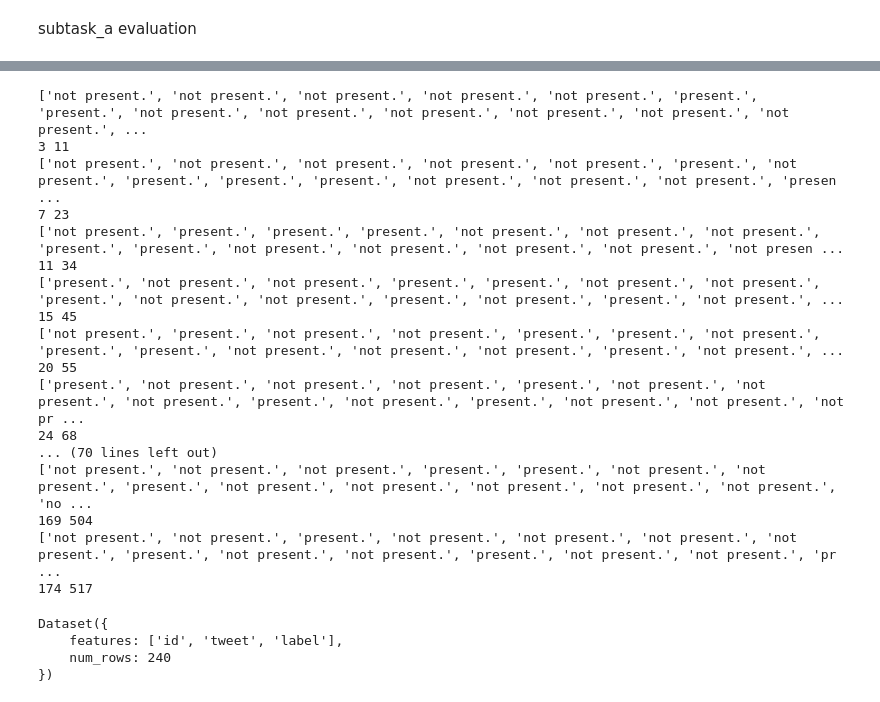
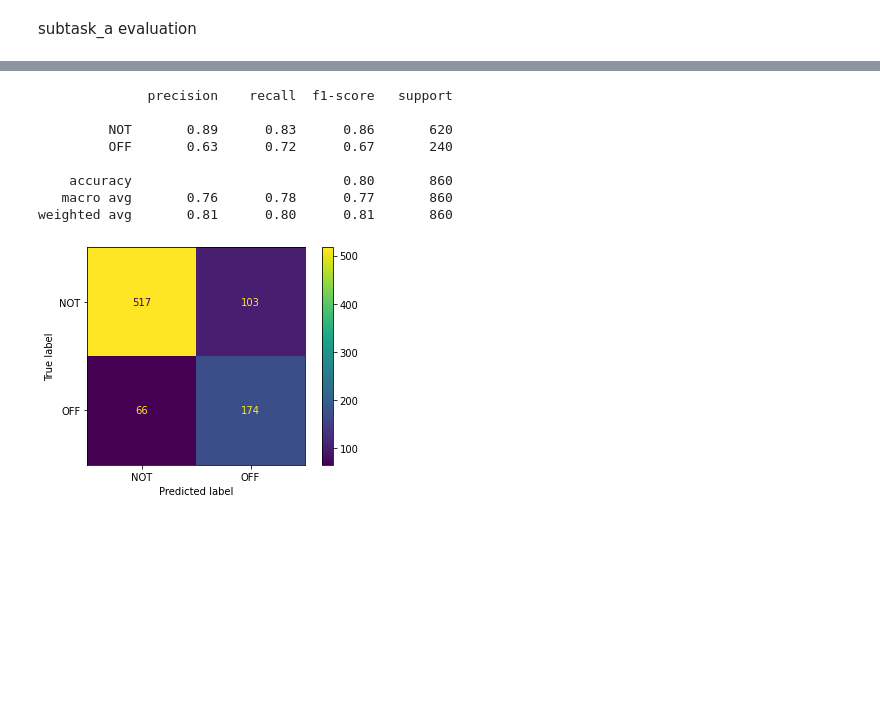
Before and after one commit to mrinaltak/HateSpeechDetection, a Jupyter notebook: T5-discrete/OffensEval.ipynb, the cells around one changed output, grey strips where cells are left out. Saved outputs shown, nothing was run; the diff lists cells and outputs as text; code cells hidden in the pictures; blank space fills up the shorter version.

```diff
--- a/t5small-OffensEval.ipynb
+++ b/T5-discrete/OffensEval.ipynb
@@ -113,7 +92,7 @@ set_seed(685)
 tokenizer = T5Tokenizer.from_pretrained('t5-small', cache_dir='./t5_cache')
 model = T5ForConditionalGeneration.from_pretrained('t5-small', cache_dir='./t5_cache')
 
-train_dataloader = torch.utils.data.DataLoader(train_dataset['train'], shuffle=True, batch_size=20)
+train_dataloader = torch.utils.data.DataLoader(train_dataset['train'].select(range(1024)), shuffle=True, batch_size=20)
 val_dataloader = torch.utils.data.DataLoader(train_dataset['valid'], shuffle=True, batch_size=8)
 
 
@@ -247,24 +214,21 @@ DatasetDict({
 # %%
-test_dataloader = torch.utils.data.DataLoader(test_a_dataset['test'], batch_size=20)
-
+test_dataloader = torch.utils.data.DataLoader(test_a_dataset['test'], batch_size=32)
+y_pred = []
+y_true = []
 with torch.no_grad():
-
-  #model.load_state_dict(torch.load(os.path.join('./olid_trained_models_v2/', 't5_full_shot_epoch_4.pt')))
-
+  model.load_state_dict(torch.load(os.path.join('./olid_trained_models_v2/', 't5_full_shot_epoch_4.pt')))
   model.eval()
+  model.cuda()
   count_1 = 0
   count_2 = 0
-
   for batch in tqdm.notebook.tqdm(test_dataloader):
     # when generating, we will use the logits of right-most token to predict the next token
     # so the padding should be on the left
     tokenizer = T5Tokenizer.from_pretrained('t5-small', cache_dir='./t5_cache')
-
     sentences = batch['tweet'] # use different length sentences to test batching
     sentences = [sentence + '<\s> ' + 'Offensive speech is ' for sentence in sentences]
     #print(sentences)
     inputs = tokenizer(sentences, return_tensors="pt", padding=True)
-
     output_sequences = model.generate(
         input_ids=inputs['input_ids'].to(device),
         attention_mask=inputs['attention_mask'].to(device),
@@ -274,29 +238,23 @@ with torch.no_grad():
         num_return_sequences=1,
         no_repeat_ngram_size=2
     )
-    preds = (tokenizer.batch_decode(output_sequences, skip_special_tokens=True,clean_up_tokenization_spaces=True))
-    print (preds)
-    for i,pred in enumerate(preds):
-      if "present." == pred and batch['label'][i]=='OFF':
-        count_1 = count_1 + 1
-      if "not present."==pred and (batch['label'][i]=='NOT'):
-        count_2 = count_2 + 1
-    print(count_1, count_2)
+    batch_preds = (tokenizer.batch_decode(output_sequences, skip_special_tokens=True,clean_up_tokenization_spaces=True))
+    for i,pred in enumerate(batch_preds):
+      if "present." == pred:
+        y_pred.append('OFF')
+      else:
+        y_pred.append('NOT')
+    y_true.extend(batch['label'])
+
+from sklearn.metrics import classification_report
+report = classification_report(y_true=y_true, y_pred=y_pred)
+print(report)
 # %% [output]
-['not present.', 'not present.', 'not present.', 'not present.', 'not present.', 'present.', 'present.', 'not present.', 'not present.', 'not present.', 'not present.', 'not present.', 'not present.', ...
-3 11
-['not present.', 'not present.', 'not present.', 'not present.', 'not present.', 'present.', 'not present.', 'present.', 'present.', 'present.', 'not present.', 'not present.', 'not present.', 'presen ...
-7 23
-['not present.', 'present.', 'present.', 'present.', 'not present.', 'not present.', 'not present.', 'present.', 'present.', 'not present.', 'not present.', 'not present.', 'not present.', 'not presen ...
-11 34
-['present.', 'not present.', 'not present.', 'present.', 'present.', 'not present.', 'not present.', 'present.', 'not present.', 'not present.', 'present.', 'not present.', 'present.', 'not present.', ...
-15 45
-['not present.', 'present.', 'not present.', 'not present.', 'present.', 'present.', 'not present.', 'present.', 'present.', 'not present.', 'not present.', 'not present.', 'present.', 'not present.', ...
-20 55
-['present.', 'not present.', 'not present.', 'not present.', 'present.', 'not present.', 'not present.', 'not present.', 'present.', 'not present.', 'present.', 'not present.', 'not present.', 'not pr ...
-24 68
-... (70 lines left out)
-['not present.', 'not present.', 'not present.', 'present.', 'present.', 'not present.', 'not present.', 'present.', 'not present.', 'not present.', 'not present.', 'not present.', 'not present.', 'no ...
-169 504
-['not present.', 'not present.', 'present.', 'not present.', 'not present.', 'not present.', 'not present.', 'present.', 'not present.', 'not present.', 'present.', 'not present.', 'not present.', 'pr ...
-174 517
+              precision    recall  f1-score   support
+
+         NOT       0.89      0.83      0.86       620
+         OFF       0.63      0.72      0.67       240
+
+    accuracy                           0.80       860
+   macro avg       0.76      0.78      0.77       860
+weighted avg       0.81      0.80      0.81       860
@@ -308,8 +261,9 @@ Subtask a results:
-# %%
-test_b_dataset['test']
-# %% [output]
-Dataset({
-    features: ['id', 'tweet', 'label'],
-    num_rows: 240
-})
+# %%
+from sklearn.metrics import confusion_matrix, ConfusionMatrixDisplay
+cm = confusion_matrix(y_true, y_pred)
+disp = ConfusionMatrixDisplay(confusion_matrix=cm,display_labels=['NOT','OFF'])
+disp.plot()
+plt.show()
+# %% [output]
+[figure, added]
 # %%
```
Also changed, not shown: parts of 10 cells of this notebook, 1 other file.
